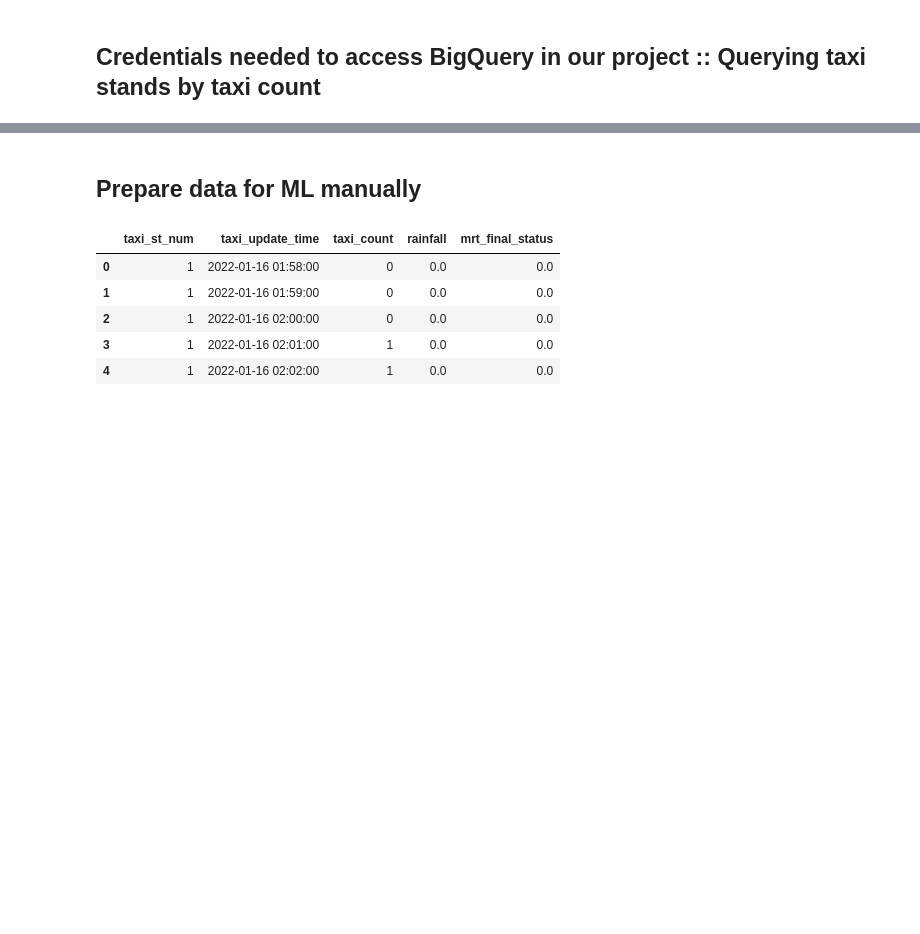
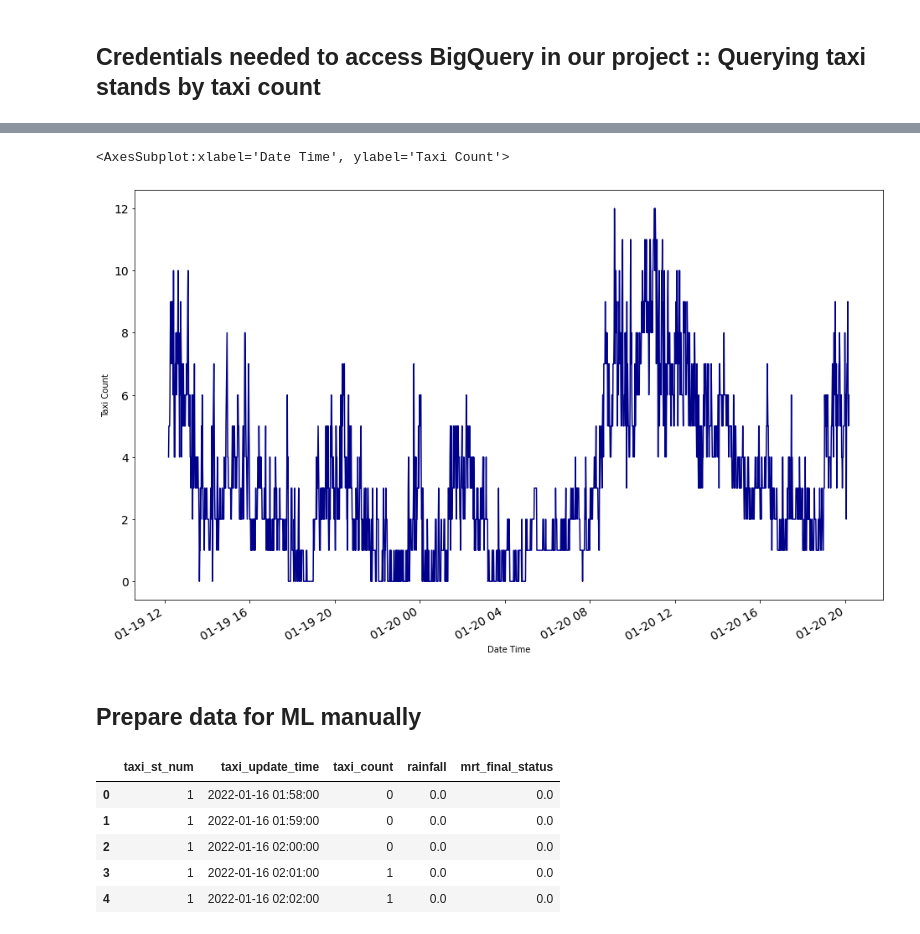
Before and after one commit to alealejandro1/taxi_compass, a Jupyter notebook: notebooks/Alejandro_taxi_compass.ipynb, the cells around one changed output, grey strips where cells are left out. Drawn from its saved outputs; the diff is of its cells as text; code cells hidden in the pictures; blank space fills up the shorter version.

```diff
--- a/notebooks/Alejandro_taxi_compass.ipynb
+++ b/notebooks/Alejandro_taxi_compass.ipynb
@@ -576,3 +582,11 @@ df[df['taxi_st_num']==1][['taxi_update_time','taxi_count']].plot(x='taxi_update_
+# %%
+df[df['taxi_st_num']==1][['taxi_update_time','taxi_count']].plot(x='taxi_update_time',y='taxi_count',
+                                                                 figsize=(16,10), xlabel='Date Time',
+                                                                ylabel='Taxi Count',fontsize=14, legend=False,
+                                                                      color='darkblue')
+# %% [output]
+<AxesSubplot:xlabel='Date Time', ylabel='Taxi Count'>
+[figure, added]
 # %% [markdown]
 ## Prepare data for ML manually
 # %%
```
Also changed, not shown: parts of 9 cells of this notebook, 1 other file.
